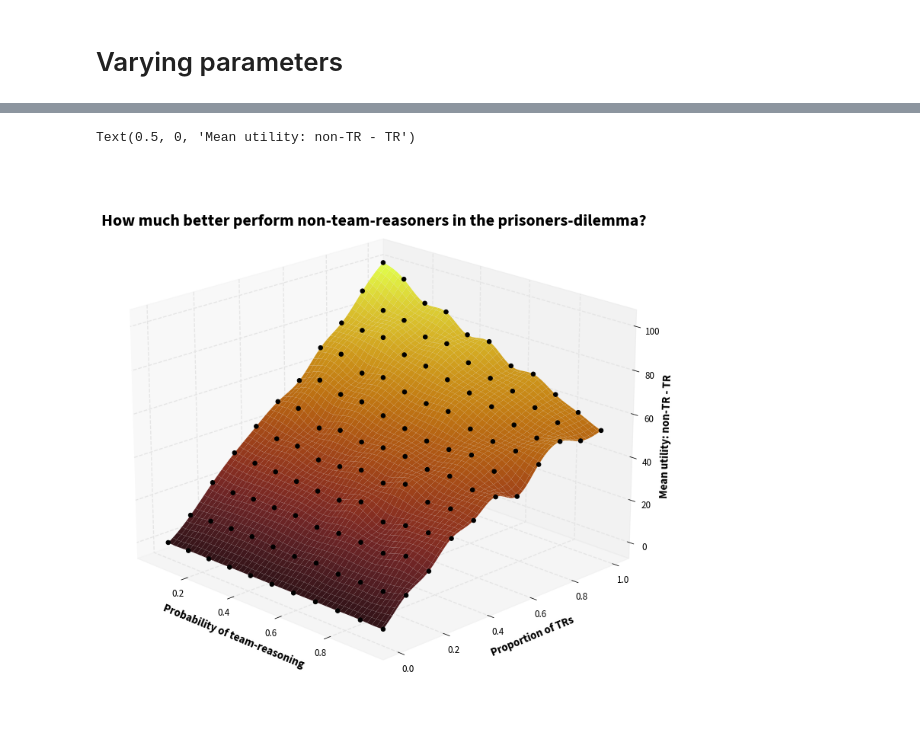
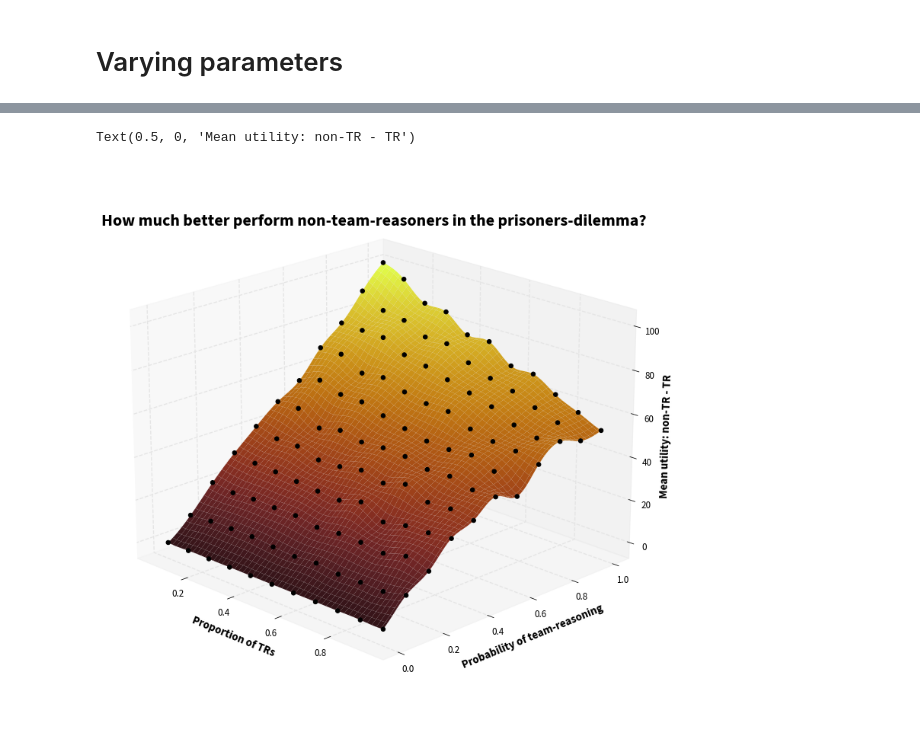
Before and after one commit to MNoichl/simple_teams, a Jupyter notebook: team_reasoning_in_prisoners_base_.ipynb, the cells around one changed output, grey strips where cells are left out. Cells and saved outputs as stored; diff of their text form; code cells hidden in the pictures.

Commit message:
error in PD-plot

```diff
--- a/team_reasoning_in_prisoners_base_.ipynb
+++ b/team_reasoning_in_prisoners_base_.ipynb
@@ -152,10 +152,10 @@ class MyModel(Model):
 
 
 model = MyModel(
-    proportion_team_reasoners=0.4,
+    proportion_team_reasoners=0.05,
     n_agents=200,
     game=prisoners_dilemma,
-    probability_team_reasoning=0.5,
+    probability_team_reasoning=0.0,
 )
 
 for t in tqdm.tqdm_notebook(range(100)):
@@ -320,34 +334,34 @@ fig = plt.figure(figsize=(10, 10))
 ax = axes3d.Axes3D(fig)
 ax.view_init(20,-45)
 
 import cmocean
 
 
 spline = scipy.interpolate.Rbf(difference_frame["proportion_team_reasoners"],
     difference_frame["probability_team_reasoning"],
     difference_frame["performance_diff"],function='multiquadric')#,smooth=1)#, epsilon=2)
 
 x_grid = np.linspace(np.min(difference_frame["proportion_team_reasoners"]), np.max(difference_frame["proportion_team_reasoners"]),100)
 y_grid = np.linspace(np.min(difference_frame["probability_team_reasoning"]), np.max(difference_frame["probability_team_reasoning"]),100)
 B1, B2 = np.meshgrid(x_grid, y_grid, indexing='xy')
 Z = spline(B1,B2)
 
 ax.plot_surface(B1, B2, Z,alpha=1.,cmap=cmocean.cm.solar)
 ax.scatter(
     difference_frame["proportion_team_reasoners"],
     difference_frame["probability_team_reasoning"],
     difference_frame["performance_diff"],
     s=30,c='black',alpha= 1
 )
 
 plt.title("How much better perform non-team-reasoners in the prisoners-dilemma?",y=.87)
 
 
-plt.ylabel("Proportion of TRs", labelpad=10)
-plt.xlabel("Probability of team-reasoning", labelpad=10)
+plt.xlabel("Proportion of TRs", labelpad=10)
+plt.ylabel("Probability of team-reasoning", labelpad=10)
 ax.set_zlabel("Mean utility: non-TR - TR")
 # ax.invert_xaxis()
 # %% [output]
 Text(0.5, 0, 'Mean utility: non-TR - TR')
-[figure, old version]
+[figure, new version]
 [interactive output not drawn]
```
Also changed, not shown: parts of 4 cells of this notebook.
